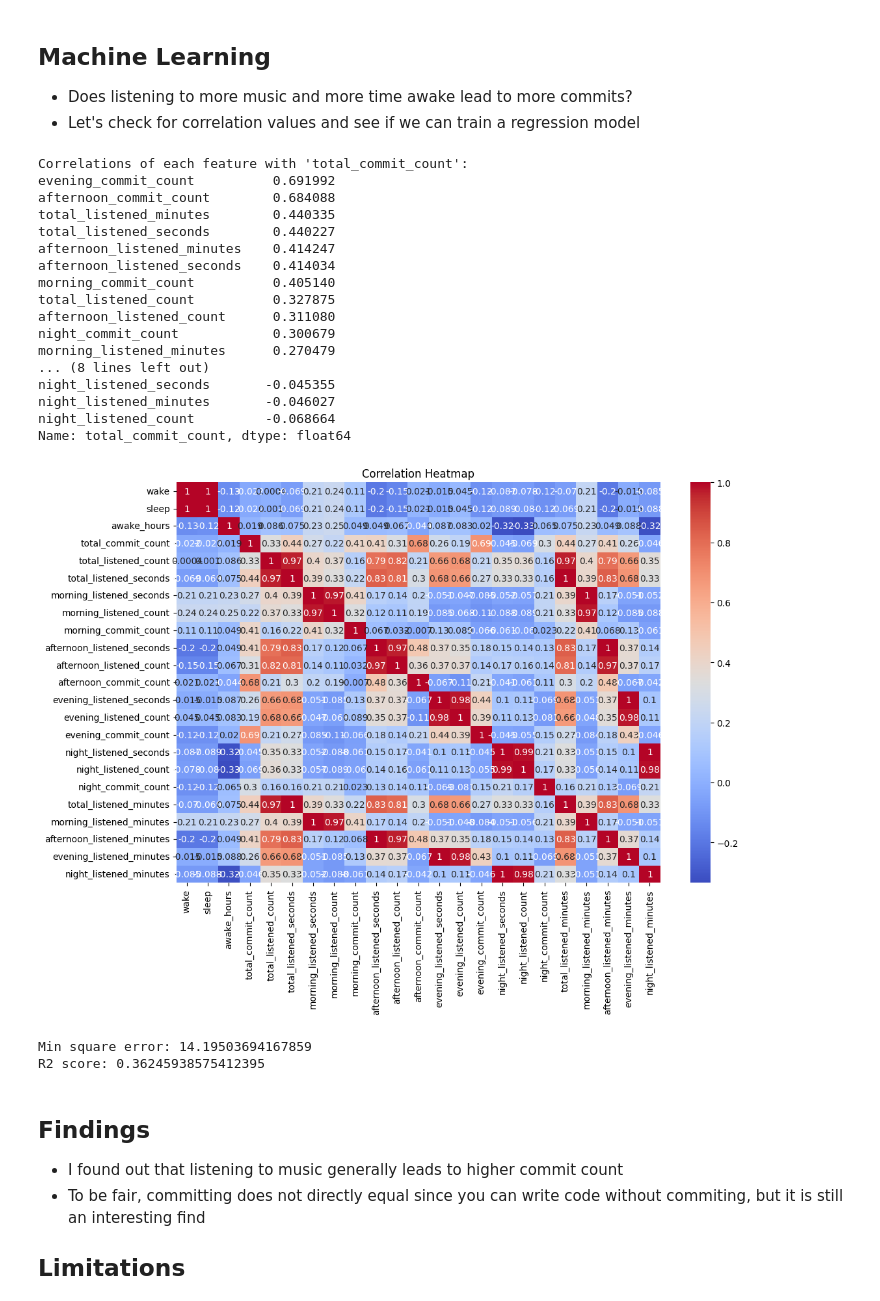
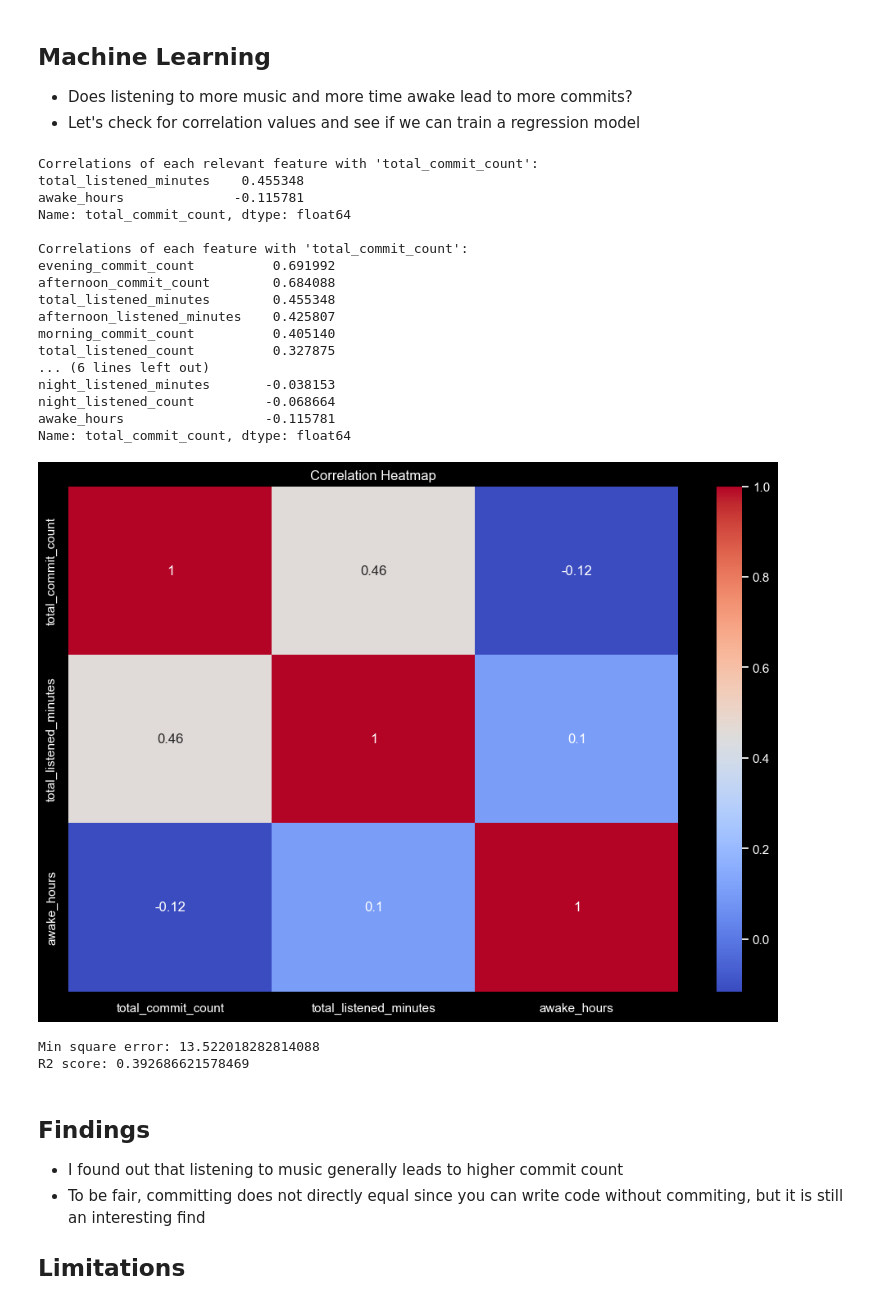
Before and after one commit to akifisitan/rhythms-of-code, a Jupyter notebook: project.ipynb, the cells around one changed output. Cells and saved outputs as stored; diff of their text form; code cells hidden in the pictures.

```diff
--- a/project.ipynb
+++ b/project.ipynb
@@ -311,5 +311,11 @@ for date, songs in listened_data.items():
 
 # Create pandas dataframe from processed dictionary
 df = pd.DataFrame.from_dict(data_frame, orient="index")
+# %%
+# df.info()
+df.head(69)
+df.to_clipboard()
+df = df.drop(columns=["wake", "sleep"])
+df.sample(10).to_json("test.json", orient="index")
 # %%
 # Display dataframe summary
@@ -339,11 +344,17 @@ df.sample(7)
 # %%
 import matplotlib.pyplot as plt
 import seaborn as sns
+from matplotlib.ticker import MaxNLocator
+
+sns.set_context("notebook")
+sns.set_palette("dark")
+plt.style.use('dark_background')
 
 plt.title("Total Listened Minutes")
 plt.xlabel("Date")
 plt.ylabel("Minutes")
-sns.lineplot(data=df["total_listened_seconds"] // 60, marker='o')
+sns.lineplot(data=df["total_listened_minutes"], marker='o')
+plt.gca().xaxis.set_major_locator(MaxNLocator(nbins=10))
 plt.xticks(rotation=90)
 plt.gcf().set_size_inches(12, 5)
 plt.show()
@@ -352,12 +362,0 @@ plt.show()
-# %%
-plt.title("Total Listened Minutes by Time of Day")
-plt.xlabel("Time of Day")
-plt.ylabel("Minutes")
-df["morning_listened_minutes"] = df["morning_listened_seconds"] // 60
-df["afternoon_listened_minutes"] = df["afternoon_listened_seconds"] // 60
-df["evening_listened_minutes"] = df["evening_listened_seconds"] // 60
-df["night_listened_minutes"] = df["night_listened_seconds"] // 60
-sns.barplot(data=df[["morning_listened_minutes", "afternoon_listened_minutes", "evening_listened_minutes", "night_listened_minutes"]], errorbar=None)
-plt.xticks([0, 1, 2, 3], ["Morning", "Afternoon", "Evening", "Night"])
-plt.grid(axis='y')
-plt.show()
@@ -459,48 +456,55 @@ Name: 2023-09-05, dtype: object
 - Let's check for correlation values and see if we can train a regression model
 # %%
 # Dependent variable
-df_simplified = df[["total_commit_count", "total_listened_seconds", "total_listened_count", "awake_hours"]]
+df_simplified = df[["total_commit_count", "total_listened_minutes", "awake_hours"]]
 y = "total_commit_count"
 
 # Independent variables
-x = ["total_listened_seconds", "total_listened_count", "awake_hours"]
+x = ["total_listened_minutes", "total_listened_count", "awake_hours"]
 
-## Correlations of features with health
-correlation_matrix = df.corr()
+## Correlations of features with the target variable
+correlation_matrix = df_simplified.corr()
 
 # Plot the correlation heatmap
 plt.figure(figsize=(12, 8))
 sns.heatmap(correlation_matrix, annot=True, cmap='coolwarm')
 plt.title("Correlation Heatmap")
 
 # Calculate the correlation of each feature with y ('health_metrics')
 correlations_commit_count = correlation_matrix['total_commit_count'].sort_values(ascending=False)
 correlations_commit_count = correlations_commit_count.drop(labels=['total_commit_count'])
 
+# All correlations
+correlations_commit_count_all = df.corr()['total_commit_count'].sort_values(ascending=False)
+correlations_commit_count_all = correlations_commit_count_all.drop(labels=['total_commit_count'])
+
 # Display the correlations
-print("Correlations of each feature with 'total_commit_count':")
+print("Correlations of each relevant feature with 'total_commit_count':")
 print(correlations_commit_count)
 
+print("\nCorrelations of each feature with 'total_commit_count':")
+print(correlations_commit_count_all)
+
 plt.show()
 # %% [output]
+Correlations of each relevant feature with 'total_commit_count':
+total_listened_minutes    0.455348
+awake_hours              -0.115781
+Name: total_commit_count, dtype: float64
+
 Correlations of each feature with 'total_commit_count':
 evening_commit_count          0.691992
 afternoon_commit_count        0.684088
-total_listened_minutes        0.440335
-total_listened_seconds        0.440227
-afternoon_listened_minutes    0.414247
-afternoon_listened_seconds    0.414034
+total_listened_minutes        0.455348
+afternoon_listened_minutes    0.425807
 morning_commit_count          0.405140
 total_listened_count          0.327875
-afternoon_listened_count      0.311080
-night_commit_count            0.300679
-morning_listened_minutes      0.270479
-... (8 lines left out)
-night_listened_seconds       -0.045355
-night_listened_minutes       -0.046027
+... (6 lines left out)
+night_listened_minutes       -0.038153
 night_listened_count         -0.068664
+awake_hours                  -0.115781
 Name: total_commit_count, dtype: float64
-[figure, old version]
+[figure, new version]
 # %%
 from sklearn.model_selection import train_test_split
 from sklearn.linear_model import LinearRegression
@@ -508,7 +512,7 @@ from sklearn.metrics import mean_squared_error, r2_score
 from sklearn.preprocessing import StandardScaler
 
 # Preparing the data
-X = df[['awake_hours', 'total_listened_count', 'total_listened_seconds']]  # Features
+X = df[['awake_hours', 'total_listened_count', 'total_listened_minutes']]  # Let's use all the available features
 y = df['total_commit_count']  # Target variable
 
 # Splitting the data into training and testing sets
@@ -534,8 +538,8 @@ r2 = r2_score(y_test, y_pred)
 print(f"Min square error: {mse}")
 print(f"R2 score: {r2}")
 # %% [output]
-Min square error: 14.19503694167859
-R2 score: 0.36245938575412395
+Min square error: 13.522018282814088
+R2 score: 0.392686621578469
 # %% [markdown]
 ## Findings
 
```
Also changed, not shown: parts of 18 cells of this notebook, 15 other files.
